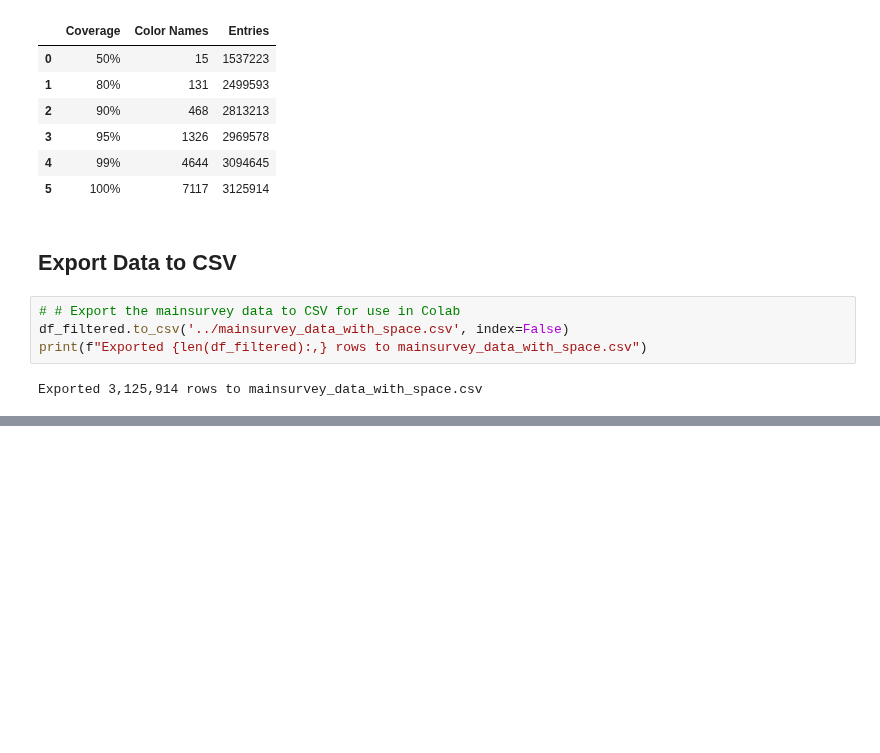
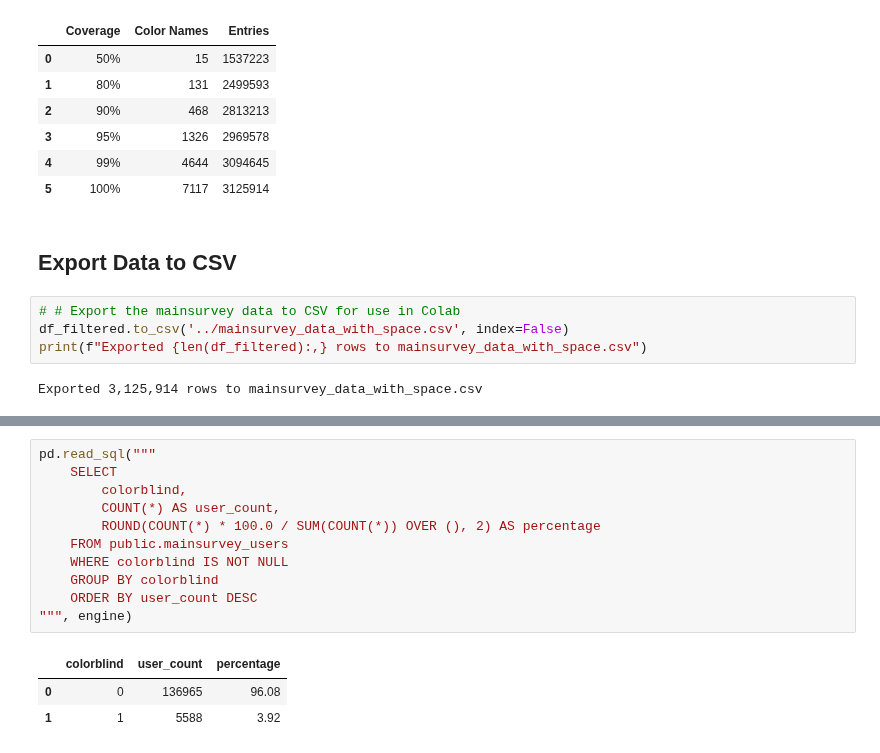
Before and after one commit to cmarquesluizgustavo/colorsurvey, a Jupyter notebook: analysis/analysis.ipynb, the cells around one changed output, grey strips where cells are left out. Drawn from its saved outputs; the diff is of its cells as text; blank space fills up the shorter version.

```diff
--- a/analysis/analysis.ipynb
+++ b/analysis/analysis.ipynb
@@ -167,0 +235,15 @@ Exported 3,125,914 rows to mainsurvey_data_with_space.csv
+# %%
+pd.read_sql("""
+    SELECT
+        colorblind,
+        COUNT(*) AS user_count,
+        ROUND(COUNT(*) * 100.0 / SUM(COUNT(*)) OVER (), 2) AS percentage
+    FROM public.mainsurvey_users
+    WHERE colorblind IS NOT NULL
+    GROUP BY colorblind
+    ORDER BY user_count DESC
+""", engine)
+# %% [output]
+|  | colorblind | user_count | percentage |
+| 0 | 0 | 136965 | 96.08 |
+| 1 | 1 | 5588 | 3.92 |
```
Also changed, not shown: parts of 6 cells of this notebook, 3 other files.
